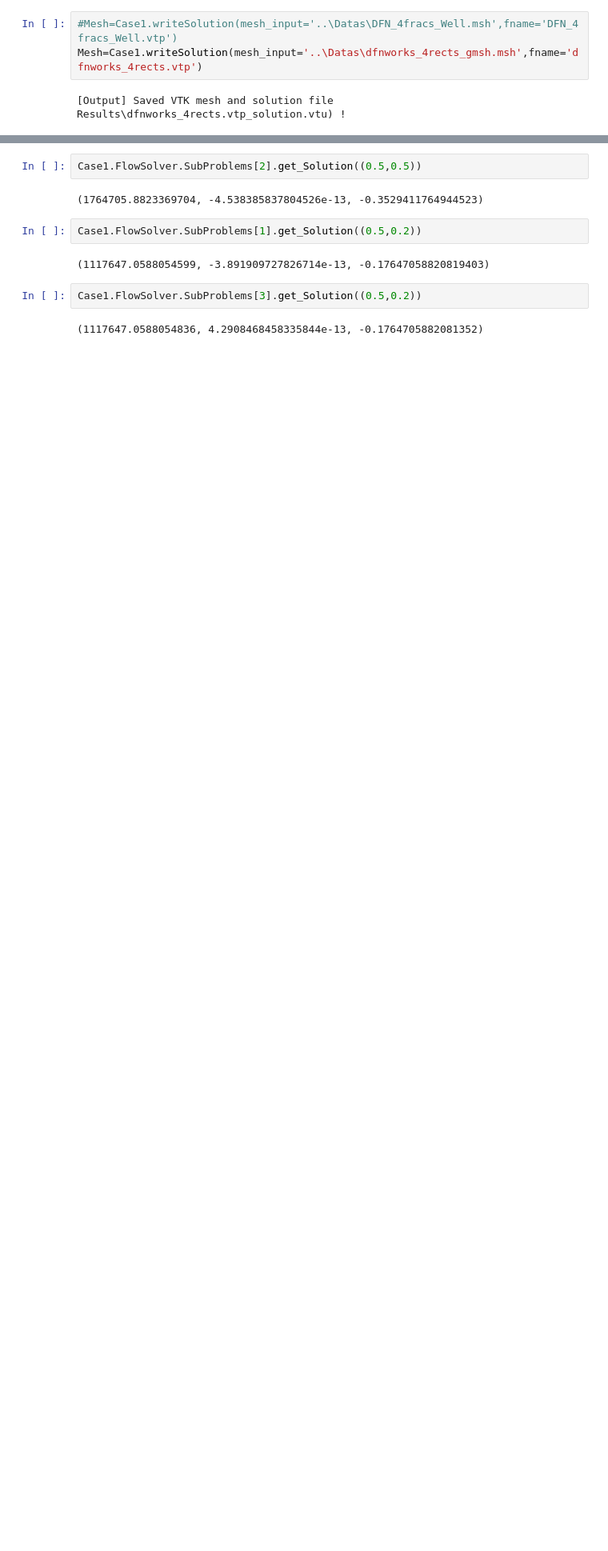
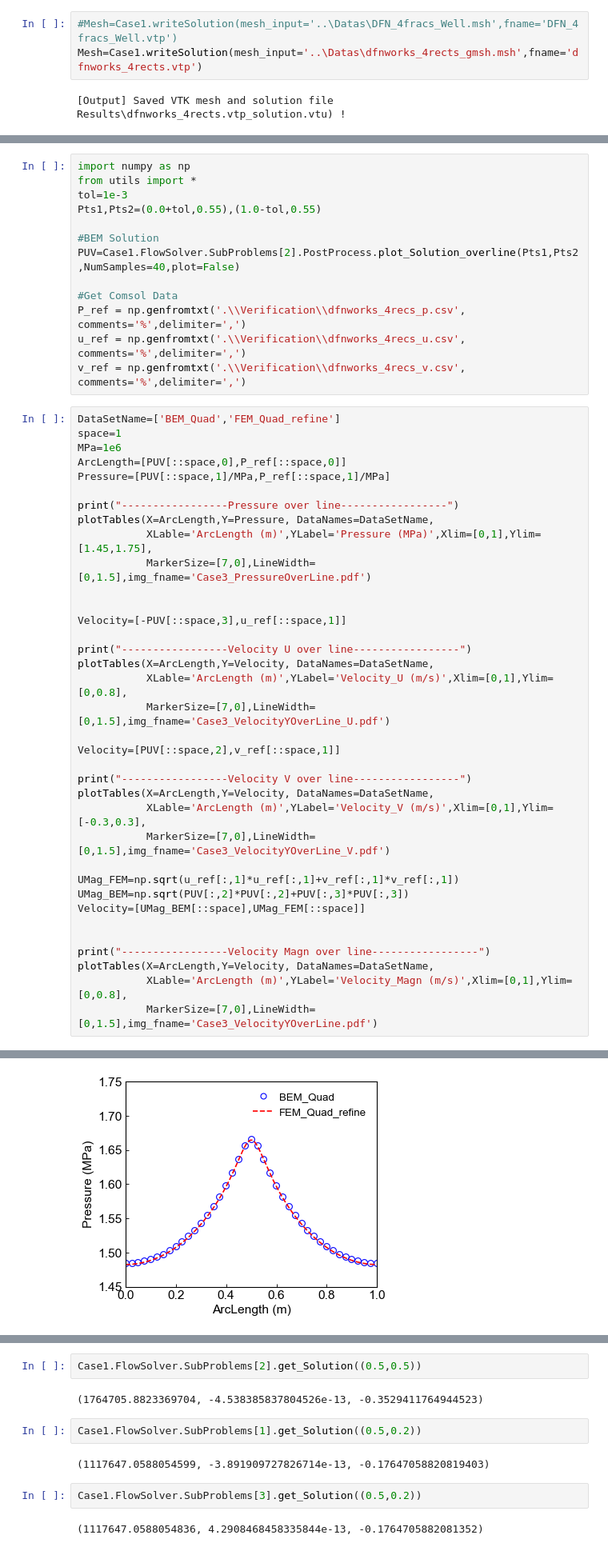
Before and after one commit to BinWang0213/PyDFN3D, a Jupyter notebook: Examples/SimpleDFNs.ipynb, the cells around one changed output, grey strips where cells are left out. Shown: that part at 80% size. Saved outputs shown, nothing was run; the diff lists cells and outputs as text; blank space fills up the shorter version.

Commit message:
dfnworks_4rects_well case updated

```diff
--- a/Examples/SimpleDFNs.ipynb
+++ b/Examples/SimpleDFNs.ipynb
@@ -120,0 +124,50 @@ Mesh=Case1.writeSolution(mesh_input='..\Datas\dfnworks_4rects_gmsh.msh',fname='d
+# %%
+import numpy as np
+from utils import *
+tol=1e-3
+Pts1,Pts2=(0.0+tol,0.55),(1.0-tol,0.55)
+
+#BEM Solution
+PUV=Case1.FlowSolver.SubProblems[2].PostProcess.plot_Solution_overline(Pts1,Pts2,NumSamples=40,plot=False)
+
+#Get Comsol Data
+P_ref = np.genfromtxt('.\\Verification\\dfnworks_4recs_p.csv', comments='%',delimiter=',')
+u_ref = np.genfromtxt('.\\Verification\\dfnworks_4recs_u.csv', comments='%',delimiter=',')
+v_ref = np.genfromtxt('.\\Verification\\dfnworks_4recs_v.csv', comments='%',delimiter=',')
+# %%
+DataSetName=['BEM_Quad','FEM_Quad_refine']
+space=1
+MPa=1e6
+ArcLength=[PUV[::space,0],P_ref[::space,0]]
+Pressure=[PUV[::space,1]/MPa,P_ref[::space,1]/MPa]
+
+print("-----------------Pressure over line-----------------")
+plotTables(X=ArcLength,Y=Pressure, DataNames=DataSetName,
+           XLable='ArcLength (m)',YLabel='Pressure (MPa)',Xlim=[0,1],Ylim=[1.45,1.75],
+           MarkerSize=[7,0],LineWidth=[0,1.5],img_fname='Case3_PressureOverLine.pdf')
+
+
+Velocity=[-PUV[::space,3],u_ref[::space,1]]
+
+print("-----------------Velocity U over line-----------------")
+plotTables(X=ArcLength,Y=Velocity, DataNames=DataSetName,
+           XLable='ArcLength (m)',YLabel='Velocity_U (m/s)',Xlim=[0,1],Ylim=[0,0.8],
+           MarkerSize=[7,0],LineWidth=[0,1.5],img_fname='Case3_VelocityYOverLine_U.pdf')
+
+Velocity=[PUV[::space,2],v_ref[::space,1]]
+
+print("-----------------Velocity V over line-----------------")
+plotTables(X=ArcLength,Y=Velocity, DataNames=DataSetName,
+           XLable='ArcLength (m)',YLabel='Velocity_V (m/s)',Xlim=[0,1],Ylim=[-0.3,0.3],
+           MarkerSize=[7,0],LineWidth=[0,1.5],img_fname='Case3_VelocityYOverLine_V.pdf')
+
+UMag_FEM=np.sqrt(u_ref[:,1]*u_ref[:,1]+v_ref[:,1]*v_ref[:,1])
+UMag_BEM=np.sqrt(PUV[:,2]*PUV[:,2]+PUV[:,3]*PUV[:,3])
+Velocity=[UMag_BEM[::space],UMag_FEM[::space]]
+
+
+print("-----------------Velocity Magn over line-----------------")
+plotTables(X=ArcLength,Y=Velocity, DataNames=DataSetName,
+           XLable='ArcLength (m)',YLabel='Velocity_Magn (m/s)',Xlim=[0,1],Ylim=[0,0.8],
+           MarkerSize=[7,0],LineWidth=[0,1.5],img_fname='Case3_VelocityYOverLine.pdf')
+# %% [output]
@@ -120,0 +175 @@ Mesh=Case1.writeSolution(mesh_input='..\Datas\dfnworks_4rects_gmsh.msh',fname='d
+[figure, added]
```
Also changed, not shown: parts of 11 cells of this notebook, 7 other files.
